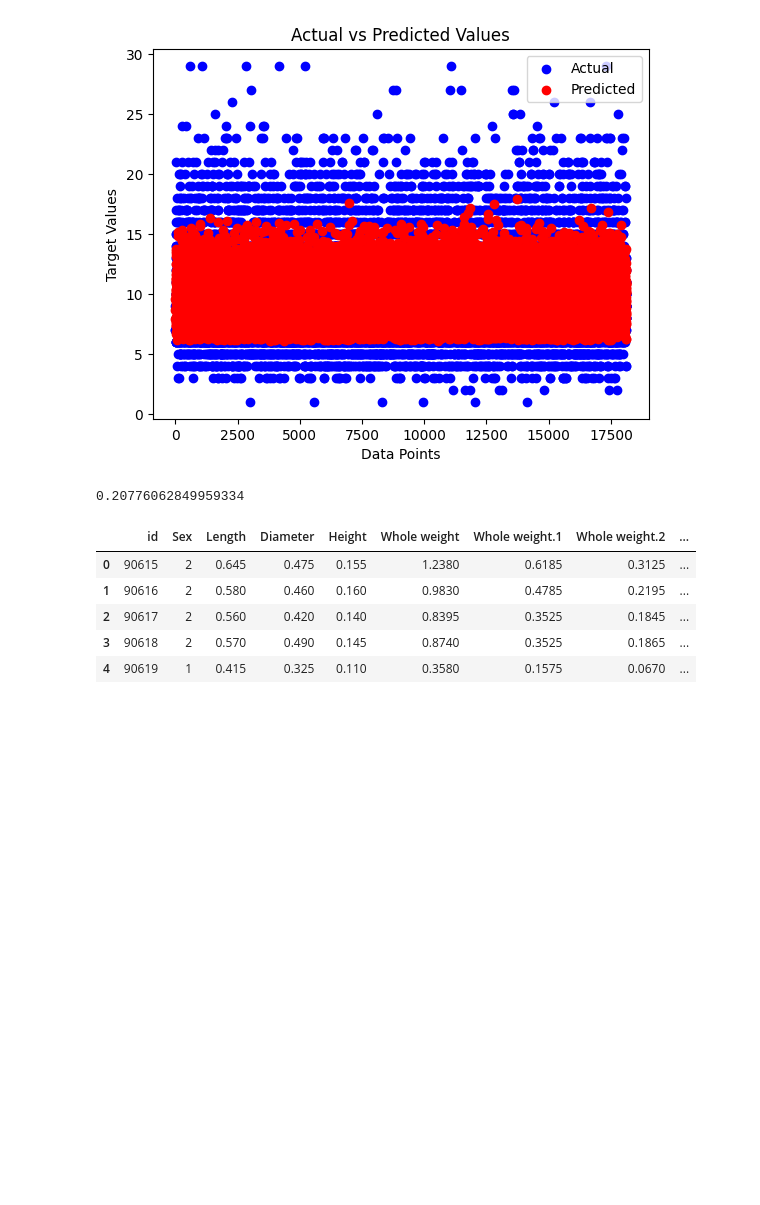
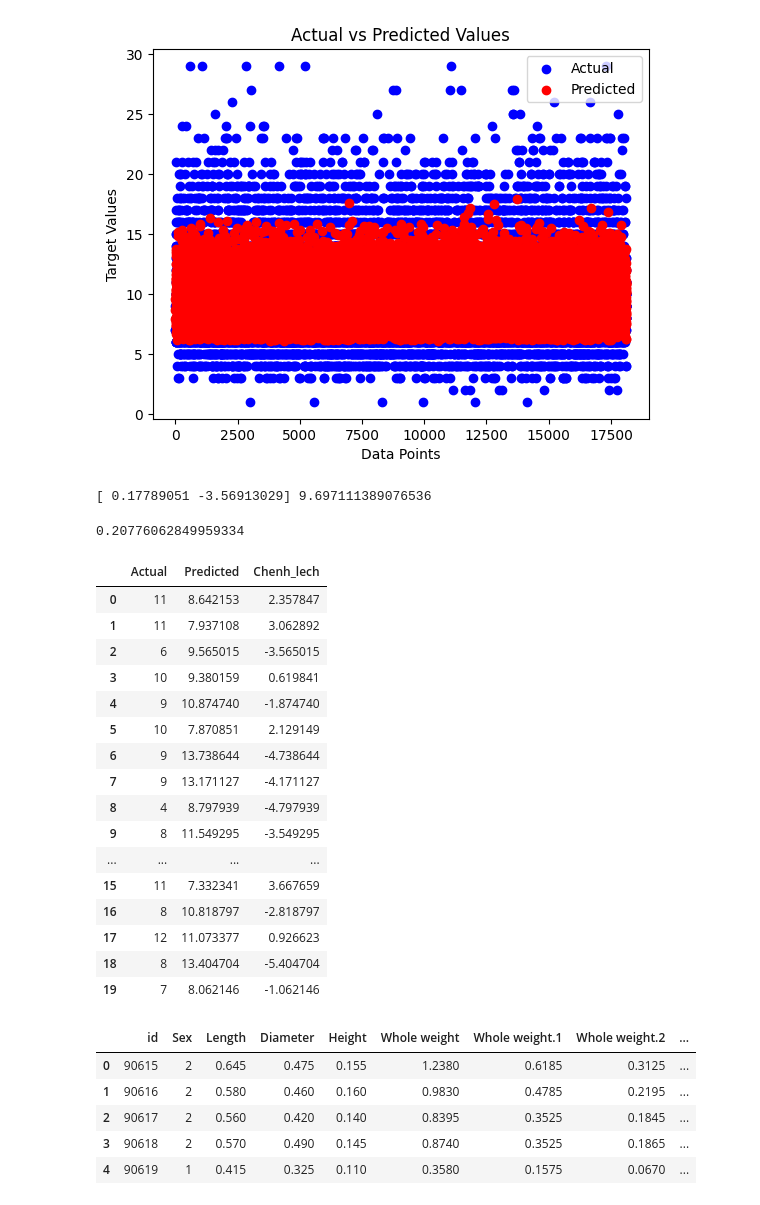
Before and after one commit to huyhoang20451/Regression_from_scratch_project, a Jupyter notebook: train_model_with_pca.ipynb, the cells around one changed output. Cells and saved outputs as stored; diff of their text form; code cells hidden in the pictures; blank space fills up the shorter version.

```diff
--- a/train_model_with_pca.ipynb
+++ b/train_model_with_pca.ipynb
@@ -317,12 +347,38 @@ plt.legend()
 plt.show()
 # %% [output]
 [figure]
+# %%
+print(model.W, model.b)
+# %% [output]
+[ 0.17789051 -3.56913029] 9.697111389076536
 # %%
 from sklearn.metrics import root_mean_squared_log_error
 rmsle = root_mean_squared_log_error(y_test, y_pred)
 rmsle
 # %% [output]
 0.20776062849959334
+# %%
+df = pd.DataFrame({'Actual': df_train['Rings'].values[:len(y_pred)], 'Predicted': y_pred})
+df['Chenh_lech'] = df['Actual'] - df['Predicted']
+df.head(20)
+# %% [output]
+|  | Actual | Predicted | Chenh_lech |
+| 0 | 11 | 8.642153 | 2.357847 |
+| 1 | 11 | 7.937108 | 3.062892 |
+| 2 | 6 | 9.565015 | -3.565015 |
+| 3 | 10 | 9.380159 | 0.619841 |
+| 4 | 9 | 10.874740 | -1.874740 |
+| 5 | 10 | 7.870851 | 2.129149 |
+| 6 | 9 | 13.738644 | -4.738644 |
+| 7 | 9 | 13.171127 | -4.171127 |
+| 8 | 4 | 8.797939 | -4.797939 |
+| 9 | 8 | 11.549295 | -3.549295 |
+| ... | ... | ... | ... |
+| 15 | 11 | 7.332341 | 3.667659 |
+| 16 | 8 | 10.818797 | -2.818797 |
+| 17 | 12 | 11.073377 | 0.926623 |
+| 18 | 8 | 13.404704 | -5.404704 |
+| 19 | 7 | 8.062146 | -1.062146 |
 # %%
 #use the test.csv to predict and submit on Kaggle
 df_test.head()
```
Also changed, not shown: parts of 3 cells of this notebook, 1 other file.
